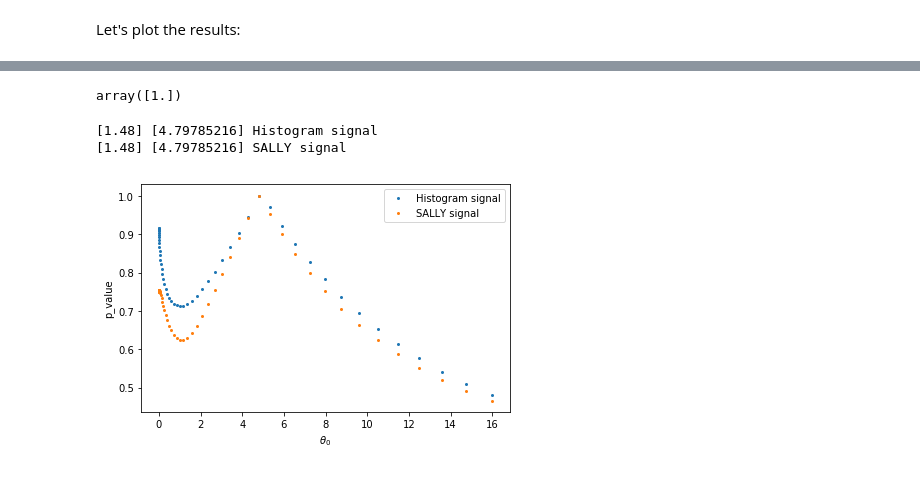
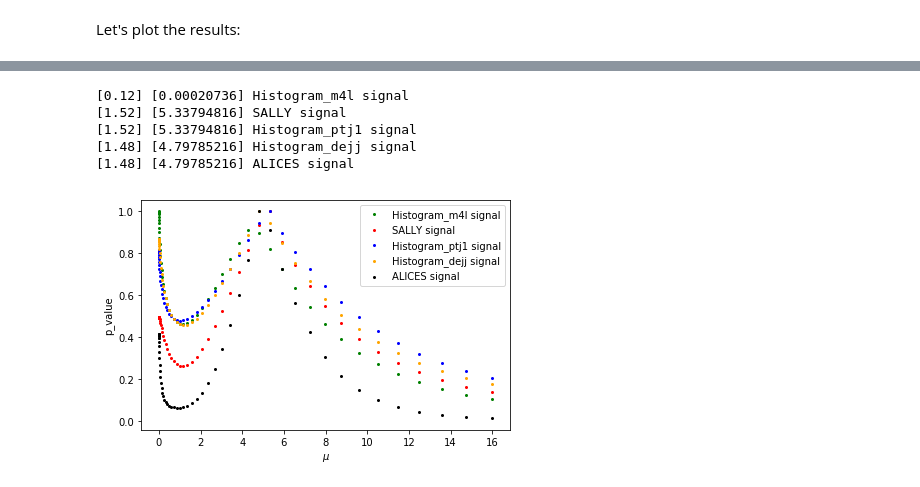
Before and after one commit to aghoshpub/LikelihoodFreeInterference, a Jupyter notebook: examples/tutorial_h4l/4a_limits.ipynb, the cells around one changed output, grey strips where cells are left out. Cells and saved outputs as stored; diff of their text form; code cells hidden in the pictures.

```diff
--- a/examples/tutorial_h4l/4a_limits.ipynb
+++ b/examples/tutorial_h4l/4a_limits.ipynb
@@ -359,4 +408,5 @@ theta_grid, p_values_expected_alices, best_fit_expected_alices, _, _, _ = limits
 
 p_values["ALICES signal"] = p_values_expected_alices
 mle["ALICES signal"] = best_fit_expected_alices
+col["ALICES signal"] = "k"
 # %% [output]
@@ -399,4 +449,5 @@ theta_grid, p_values_expected_sally, best_fit_expected_sally, _, _, (histos, obs
 
 p_values["SALLY signal"] = p_values_expected_sally
 mle["SALLY signal"] = best_fit_expected_sally
+col["SALLY signal"] = "r"
 # %% [output]
@@ -494,0 +568,20 @@ plt.show()
+# %%
+theta_grid, p_values_expected_histo, best_fit_expected_histo, _, _, (histos, observed, observed_weights) = limits.expected_limits(
+    mode="histo",
+    #hist_vars=["pt_j1"],
+    hist_vars=["delta_eta_jj"],
+    #hist_vars=["pt_j1", "delta_eta_jj"],
+    #hist_bins=[[0.,40.,60.,80.,100.,150.,200.,300.,400.,1000.]],
+    #hist_bins=[[0.,40.,80.,100.,150.,200.,300.,400.,1000.]],
+    theta_true=[signal_theta],
+    grid_ranges=grid_ranges,
+    grid_resolutions=grid_resolutions,
+    luminosity=lumi,
+    include_xsec=False,
+    return_asimov=True,
+    test_split=0.5
+)
+
+p_values["Histogram_dejj signal"] = p_values_expected_histo
+mle["Histogram_dejj signal"] = best_fit_expected_histo
+col["Histogram_dejj signal"] = "orange"
@@ -538,22 +640,23 @@ for i, (label, p_value) in enumerate(six.iteritems(p_values)):
     if (label.find("signal") != -1):
         continue
     #plt.scatter(centers**2, p_value, label=label)
-    plt.scatter(centers**4, p_value, label=label, s=5)
+    plt.scatter(centers**4, p_value, label=label, s=5, color=col[label])
     print (theta_grid[mle[label]]**4, label)
 #     plt.scatter(
 #         theta_grid[mle[label]], theta_grid[mle[label]][1],
 #         s=80., color='C{}'.format(i), marker='*',
 #         label=label
 #     )
-
+plt.axhline(y=0.32, color='grey', linestyle='-')
 plt.legend()
 
-plt.xlabel(r'$\theta_0$')
-#plt.xlabel(r'$\mu$')
+#plt.xlabel(r'$\theta_0$')
+plt.xlabel(r'$\mu$')
 plt.ylabel(r'p_value')
 #plt.xlim(0,6)
 #plt.ylim(0.4,1.03)
 
 plt.tight_layout()
+#plt.savefig("Histogram_m4l_muSM.pdf")
 plt.show()
 # %% [output]
@@ -568,32 +674,32 @@ p_values["ALICES"][25], p_values["ALICES"].max()
-# %%
-(theta_grid**4)[25]
-# %% [output]
-array([1.])
 # %%
 bin_size = (grid_ranges[0][1] - grid_ranges[0][0])/(grid_resolutions[0] - 1)
 edges = np.linspace(grid_ranges[0][0] - bin_size/2, grid_ranges[0][1] + bin_size/2, grid_resolutions[0] + 1)
 centers = np.linspace(grid_ranges[0][0], grid_ranges[0][1], grid_resolutions[0])
 
 for i, (label, p_value) in enumerate(six.iteritems(p_values)):
     if (label.find("signal") == -1):
         continue
-    plt.scatter(centers**4, p_value, label=label, s=4)
+    plt.scatter(centers**4, p_value, label=label, s=4, color=col[label])
     print (theta_grid[mle[label]],theta_grid[mle[label]]**4, label)
 #     plt.scatter(
 #         theta_grid[mle[label]][0], theta_grid[mle[label]][1],
 #         s=80., color='C{}'.format(i), marker='*',
 #         label=label
 #     )
-
+#plt.axhline(y=0.32, color='grey', linestyle='-')
 plt.legend()
 
-plt.xlabel(r'$\theta_0$')
-#plt.xlabel(r'$\mu$')
+#plt.xlabel(r'$\theta_0$')
+plt.xlabel(r'$\mu$')
 plt.ylabel(r'p_value')
 
 plt.tight_layout()
+#plt.savefig("Histogram_m4l_mu0p5.pdf")
 plt.show()
 # %% [output]
-[1.48] [4.79785216] Histogram signal
-[1.48] [4.79785216] SALLY signal
+[0.12] [0.00020736] Histogram_m4l signal
+[1.52] [5.33794816] SALLY signal
+[1.52] [5.33794816] Histogram_ptj1 signal
+[1.48] [4.79785216] Histogram_dejj signal
+[1.48] [4.79785216] ALICES signal
-[figure, old version]
+[figure, new version]
```
Also changed, not shown: parts of 29 cells of this notebook, 7 other files.
